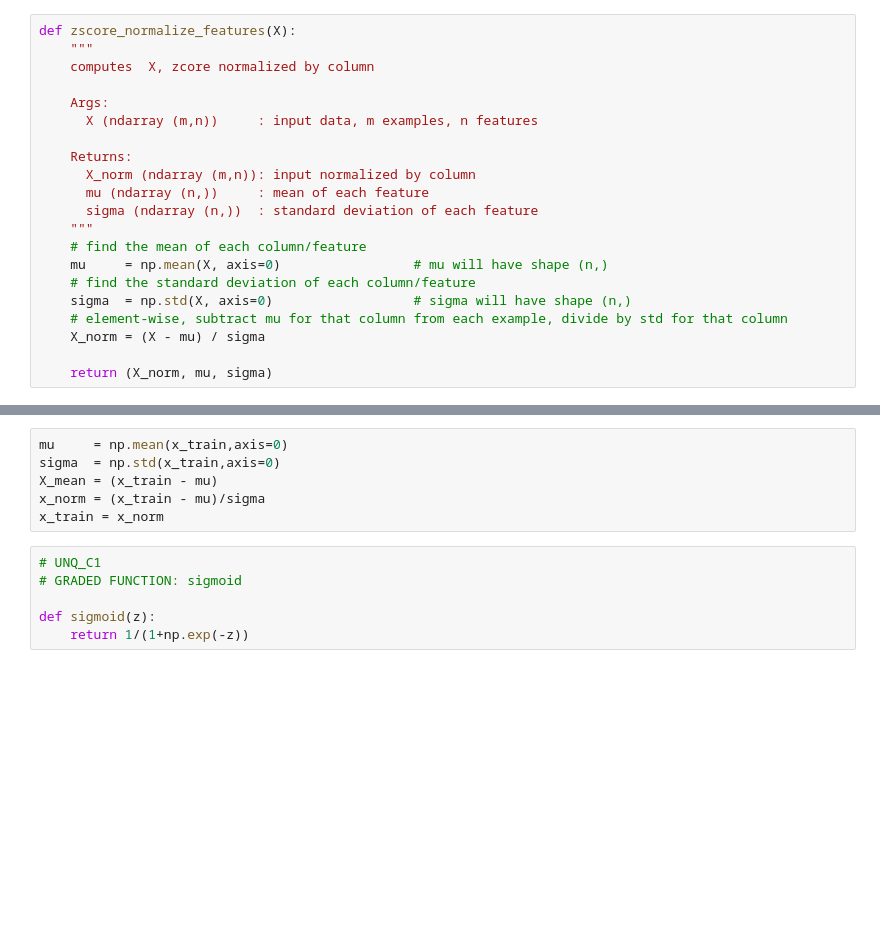
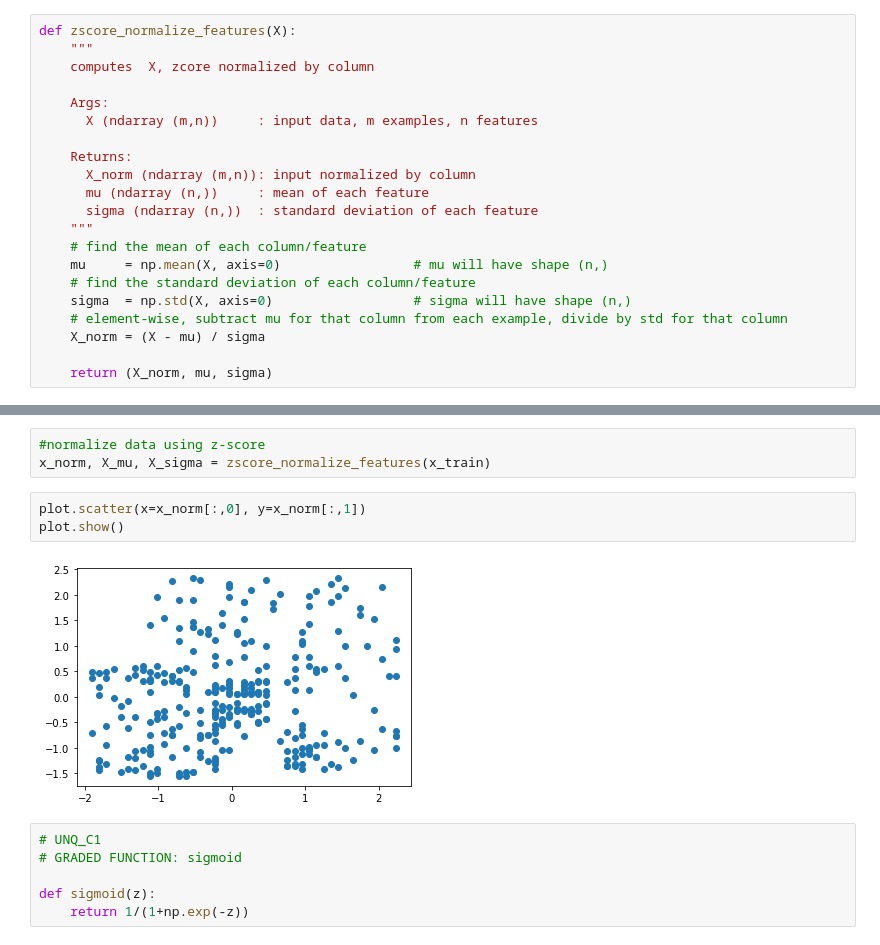
Before and after one commit to AhmedOsama93/ML_Models, a Jupyter notebook: logistic_regression_from_scratch.ipynb, the cells around one changed output, grey strips where cells are left out. Drawn from its saved outputs; the diff is of its cells as text; blank space fills up the shorter version.

```diff
--- a/logistic_regression_from_scratch.ipynb
+++ b/logistic_regression_from_scratch.ipynb
@@ -102,9 +116,11 @@ def zscore_normalize_features(X):
 # %%
-mu     = np.mean(x_train,axis=0)
-sigma  = np.std(x_train,axis=0)
-X_mean = (x_train - mu)
-x_norm = (x_train - mu)/sigma
-x_train = x_norm
+#normalize data using z-score
+x_norm, X_mu, X_sigma = zscore_normalize_features(x_train)
+# %%
+plot.scatter(x=x_norm[:,0], y=x_norm[:,1])
+plot.show()
+# %% [output]
+[figure, added]
 # %%
 # UNQ_C1
 # GRADED FUNCTION: sigmoid
```
Also changed, not shown: parts of 11 cells of this notebook.
